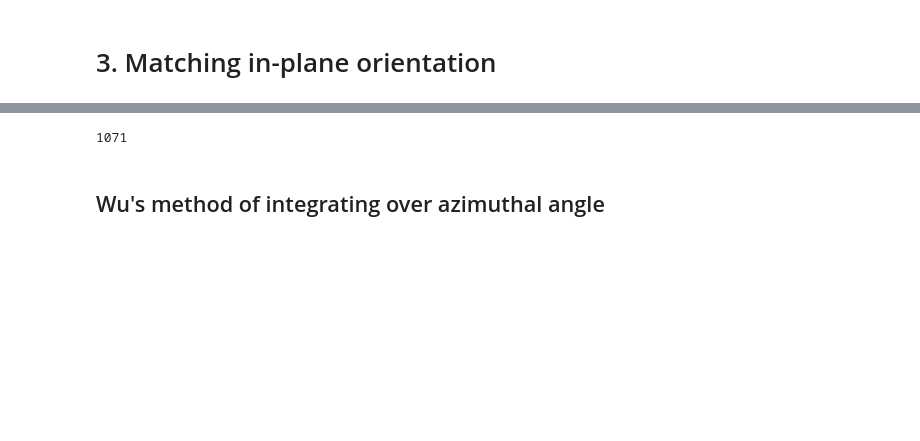
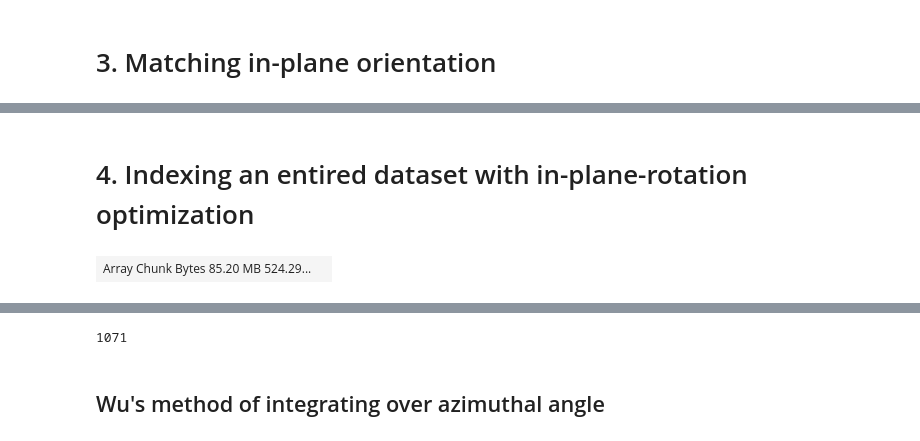
Before and after one commit to din14970/indexing_demo, a Jupyter notebook: Demo.ipynb, the cells around one changed output, grey strips where cells are left out. Saved outputs shown, nothing was run; the diff lists cells and outputs as text; code cells hidden in the pictures; blank space fills up the shorter version.

```diff
--- a/Demo.ipynb
+++ b/Demo.ipynb
@@ -310,0 +248,2 @@ ax1.set_ylim(-0.1, 0.5)
+# %% [markdown]
+# 4. Indexing an entired dataset with in-plane-rotation optimization
@@ -310,0 +253,7 @@ ax1.set_ylim(-0.1, 0.5)
+# %%
+file_location = "Data/sample_with_g.hspy"
+data_file = pxm.load(file_location, lazy=True)
+# %%
+data_file.data
+# %% [output]
+| Array Chunk Bytes 85.20 MB 524.29... |  |
```
Also changed, not shown: parts of 68 cells of this notebook.
